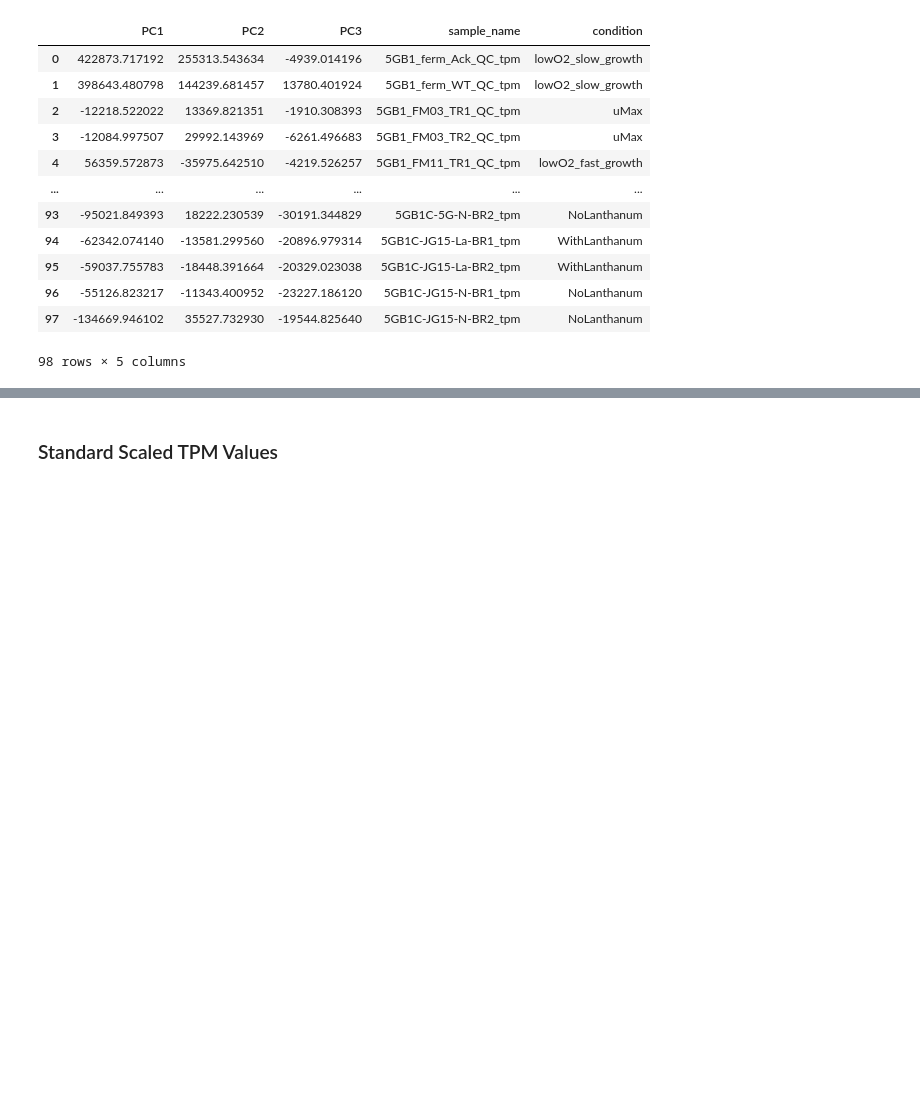
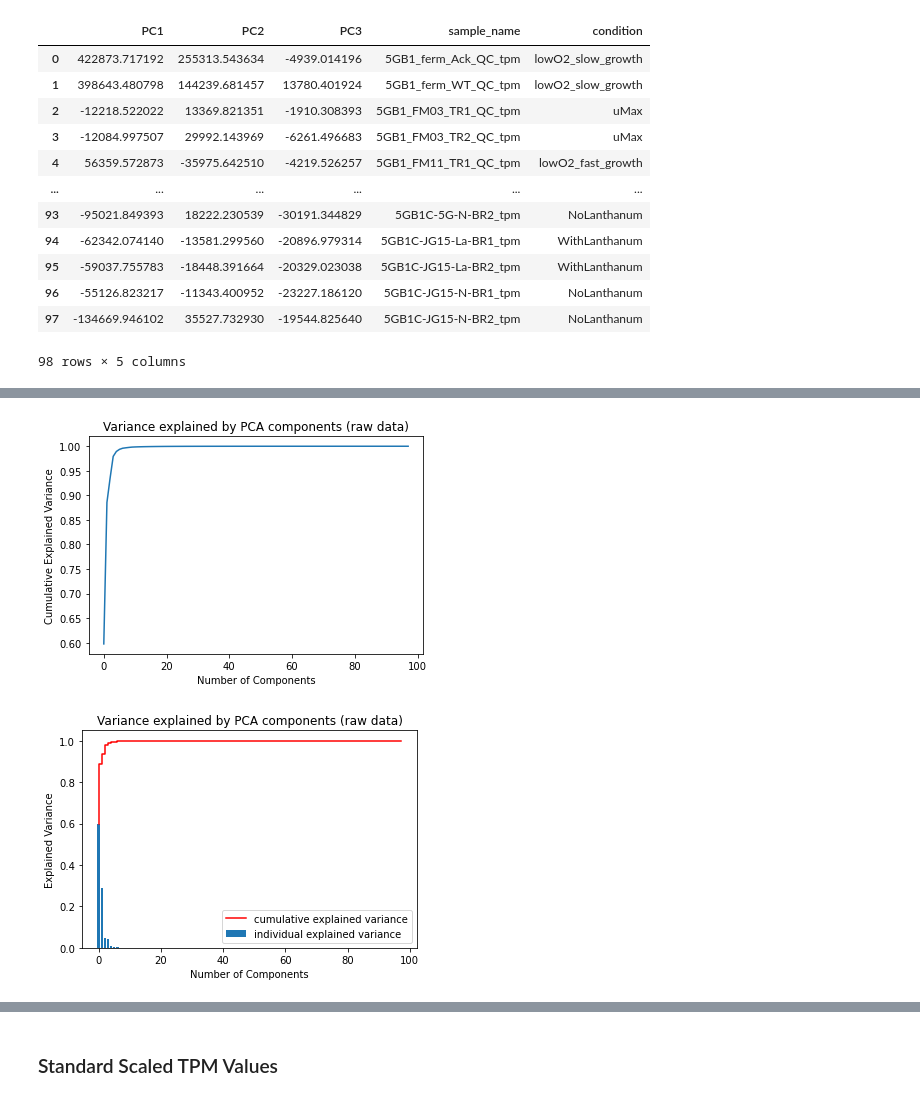
Before and after one commit to vsk-1167/research-5G-transcriptomic-exploration, a Jupyter notebook: dimRed_and_cluster_tpm_data.ipynb, the cells around one changed output, grey strips where cells are left out. Cells and saved outputs as stored; diff of their text form; code cells hidden in the pictures; blank space fills up the shorter version.

```diff
--- a/dimRed_and_cluster_tpm_data.ipynb
+++ b/dimRed_and_cluster_tpm_data.ipynb
@@ -150,3 +152,33 @@ def altair_scatter(data, title, color_sort, tooltips):
+# %%
+def plot_pca_var(pca,
+                 title="Variance explained by PCA components", tag = None):
+
+    # title tag
+    if tag:
+        title = title + " (%s)"%tag
+
+    # plot cumulative variance across components
+    plt.plot(np.cumsum(pca.explained_variance_ratio_))
+    plt.xlabel('Number of Components')
+    plt.ylabel('Cumulative Explained Variance')
+    plt.title(title)
+    plt.show()
+
+    # plot individual explained variances for each component
+    plt.bar(range(len(pca.explained_variance_ratio_)),
+            pca.explained_variance_ratio_,
+            label="individual explained variance")
+
+    plt.step(range(len(pca.explained_variance_ratio_)),
+             np.cumsum(pca.explained_variance_ratio_),
+             label="cumulative explained variance",
+             c='red')
+
+    plt.xlabel('Number of Components')
+    plt.ylabel("Explained Variance")
+    plt.title(title)
+    plt.legend(loc='best')
+    plt.show()
 # %% [markdown]
 ***
 <a id = "pca"></a>
@@ -227,3 +260,11 @@ matplotlib_scatter(df_dim_reduced_raw, title,"condition")
+# %%
+# draw basic matplotlib plots of variance explained and projections
+pca = PCA()
+pca.fit_transform(df_raw_tpm)
+plot_pca_var(pca, tag = "raw data")
+# %% [output]
+[figure, added]
+[figure, added]
 # %%
 # 3D attempt at PCA Visualization
 # thoughts: not as informative as initially expected.
```
Also changed, not shown: parts of 6 cells of this notebook, 13 other files.
